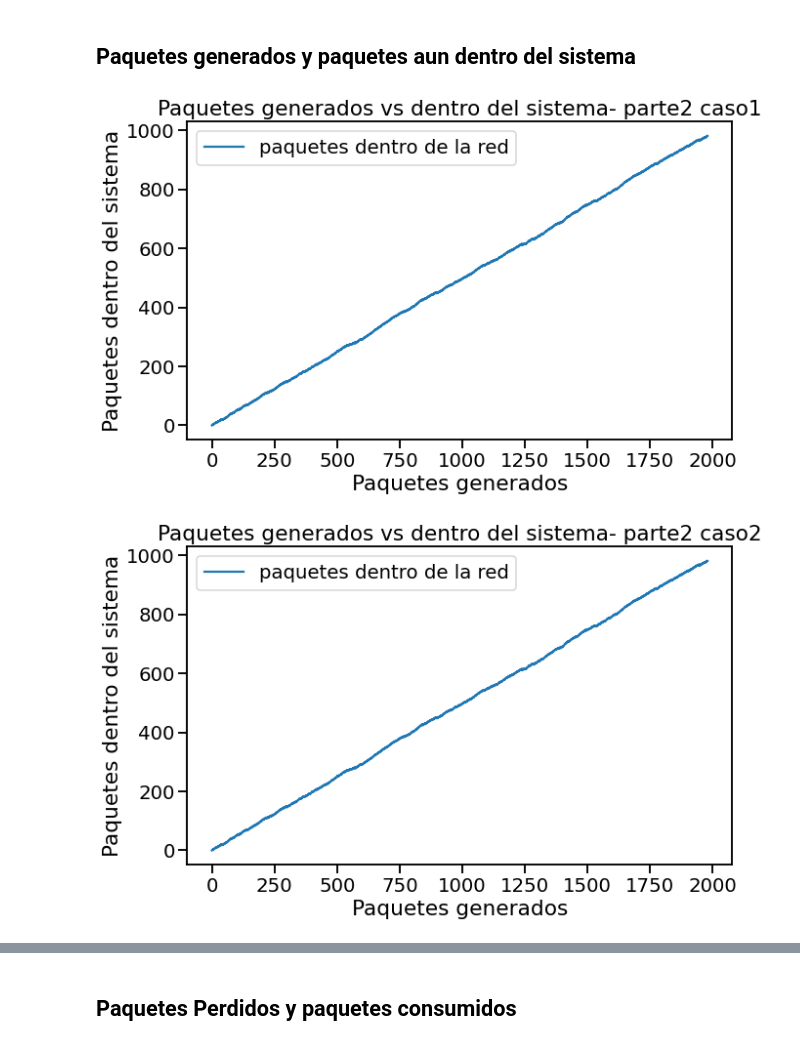
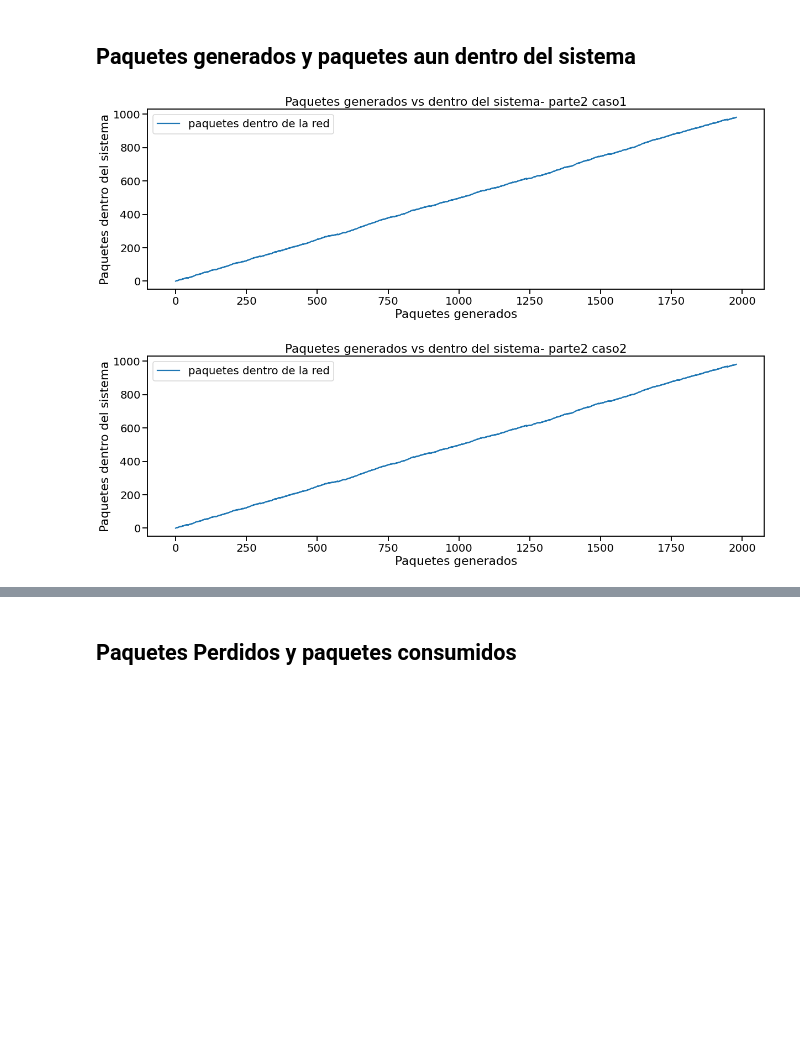
Before and after one commit to Kidmand/Redes-LAB-3, a Jupyter notebook: Notebook-results-part2.ipynb, the cells around one changed output, grey strips where cells are left out. Cells and saved outputs as stored; diff of their text form; code cells hidden in the pictures; blank space fills up the shorter version.

```diff
--- a/Notebook-results-part2.ipynb
+++ b/Notebook-results-part2.ipynb
@@ -136,33 +136,33 @@ for c in range(len(data)):
         else:
             generate_packets.append(packets_gen[count_gen-1])
 
     # Creamos lista de tiempos de paquetes salientes del sistema `timeOut_pks`
     timeOut_pks = []
     timeOut_pks.extend(time_sink)
     timeOut_pks.extend(time_dropPks_gen)
     timeOut_pks.extend(time_dropPks_sink)
     timeOut_pks.extend(time_dropPks_queue)
     # No eliminamos duplicados
     timeOut_pks.sort() # Ordenamos
     while 0.0 in timeOut_pks:# Eliminamos todas las apariciones de 0.0 de la lista
         timeOut_pks.remove(0.0)
 
     # Creamos lista de paquetes en la red `network_packets`
     network_packets = generate_packets.copy()
     for i in range(0,len(network_packets)): # A cada contador de paquetes generados
         j = 0
         while j < len(timeOut_pks) and time[i] >= timeOut_pks[j]: # Le restamos los paquetes que salen del sistema
             j += 1
             network_packets[i] -= 1
 
     # Graficamos el gráfico de líneas
-    plt.figure(figsize=(10, 6))
+    plt.figure(figsize=(20, 6))
     plt.plot(generate_packets, network_packets, color='tab:blue', label='paquetes dentro de la red')
     plt.title('Paquetes generados vs dentro del sistema- {}'.format(archivos_procesados[c]))
     plt.xlabel('Paquetes generados')
     plt.ylabel('Paquetes dentro del sistema')
     plt.legend()
     plt.show()
 # %% [output]
-[figure, old version]
+[figure, new version]
-[figure, old version]
+[figure, new version]
```
Also changed, not shown: parts of 3 cells of this notebook, 21 other files.
